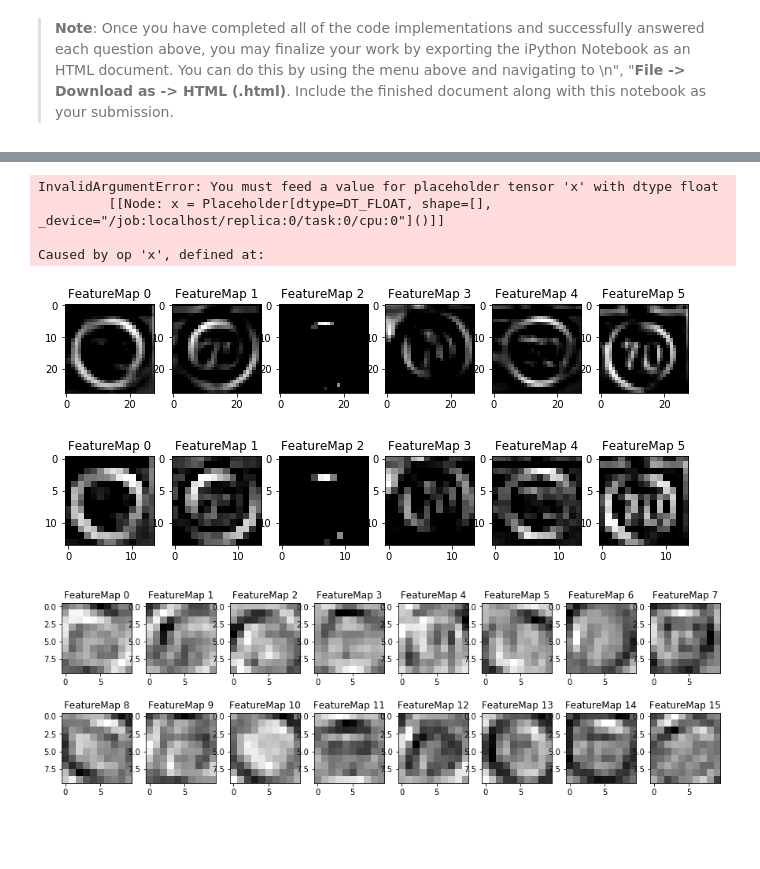
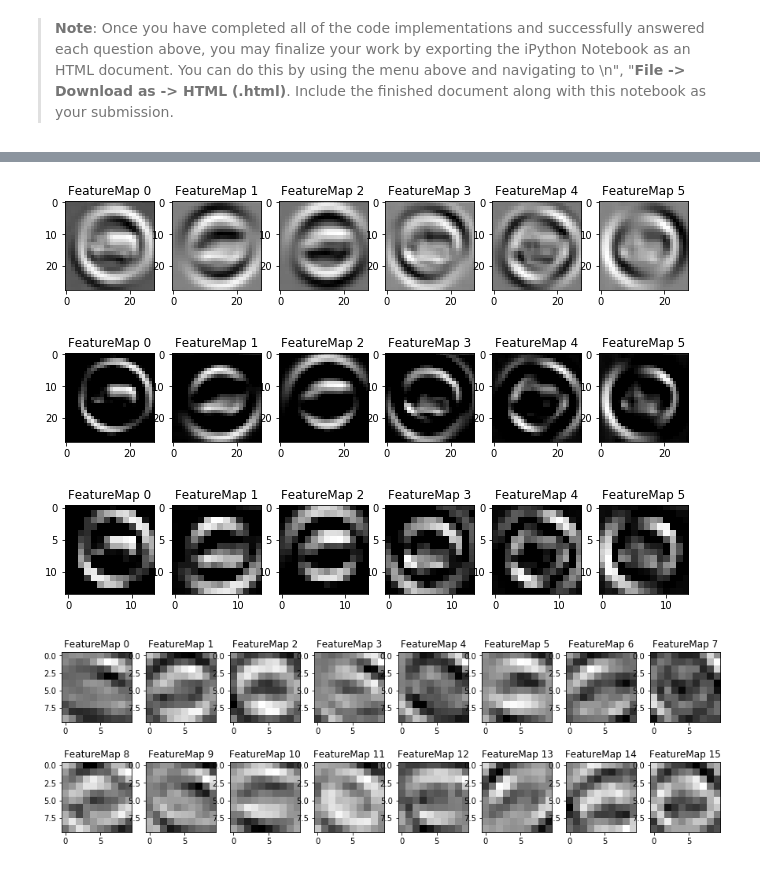
Before and after one commit to bamboo983/self-driving-car, a Jupyter notebook: p2-traffic-sign-classifier/Traffic_Sign_Classifier.ipynb, the cells around one changed output, grey strips where cells are left out. Cells and saved outputs as stored; diff of their text form; code cells hidden in the pictures; blank space fills up the shorter version.

```diff
--- a/p2-traffic-sign-classifier/Traffic_Sign_Classifier.ipynb
+++ b/p2-traffic-sign-classifier/Traffic_Sign_Classifier.ipynb
@@ -191,7 +191,7 @@ X_test = (X_test - X_test.mean()) / (np.max(X_test) - np.min(X_test))
 # %%
 import tensorflow as tf
 
-EPOCHS = 10
+EPOCHS = 20
 BATCH_SIZE = 128
 # %%
 ### Define your architecture here.
@@ -314,6 +314,9 @@ def evaluate(X_data, y_data):
 #### Train the Model
 # %%
 from sklearn.utils import shuffle
+
+train_error = []
+validation_error = []
 
 with tf.Session() as sess:
     sess.run(tf.global_variables_initializer())
@@ -328,7 +331,10 @@ with tf.Session() as sess:
             batch_x, batch_y = X_train[offset:end], y_train[offset:end]
             sess.run(training_operation, feed_dict={x: batch_x, y: batch_y, keep_prob: 0.5})
 
+        train_accuracy = evaluate(X_train, y_train)
         validation_accuracy = evaluate(X_validation, y_validation)
+        train_error.append(1 - train_accuracy)
+        validation_error.append(1 - validation_accuracy)
         print("EPOCH {} ...".format(i+1))
         print("Validation Accuracy = {:.3f}".format(validation_accuracy))
         print()
@@ -548,31 +580,28 @@ with tf.Session() as sess:
     tf_activation = sess.graph.get_tensor_by_name('conv1:0')
     outputFeatureMap([X_test[0]], tf_activation)
 # %% [output]
-InvalidArgumentError: You must feed a value for placeholder tensor 'x' with dtype float
-         [[Node: x = Placeholder[dtype=DT_FLOAT, shape=[], _device="/job:localhost/replica:0/task:0/cpu:0"]()]]
-
-Caused by op 'x', defined at:
+[figure, added]
 # %%
 with tf.Session() as sess:
     saver.restore(sess, tf.train.latest_checkpoint('.'))
     tf_activation = sess.graph.get_tensor_by_name('conv1_relu:0')
-    outputFeatureMap([image], tf_activation)
+    outputFeatureMap([X_test[0]], tf_activation)
 # %% [output]
-[figure, old version]
+[figure, new version]
 # %%
 with tf.Session() as sess:
     saver.restore(sess, tf.train.latest_checkpoint('.'))
     tf_activation = sess.graph.get_tensor_by_name('conv1_pool:0')
-    outputFeatureMap([image], tf_activation)
+    outputFeatureMap([X_test[0]], tf_activation)
 # %% [output]
-[figure, old version]
+[figure, new version]
 # %%
 with tf.Session() as sess:
     saver.restore(sess, tf.train.latest_checkpoint('.'))
     tf_activation = sess.graph.get_tensor_by_name('conv2:0')
-    outputFeatureMap([image], tf_activation)
+    outputFeatureMap([X_test[0]], tf_activation)
 # %% [output]
-[figure, old version]
+[figure, new version]
 # %%
 with tf.Session() as sess:
     saver.restore(sess, tf.train.latest_checkpoint('.'))
```
Also changed, not shown: parts of 17 cells of this notebook, 3 other files.
